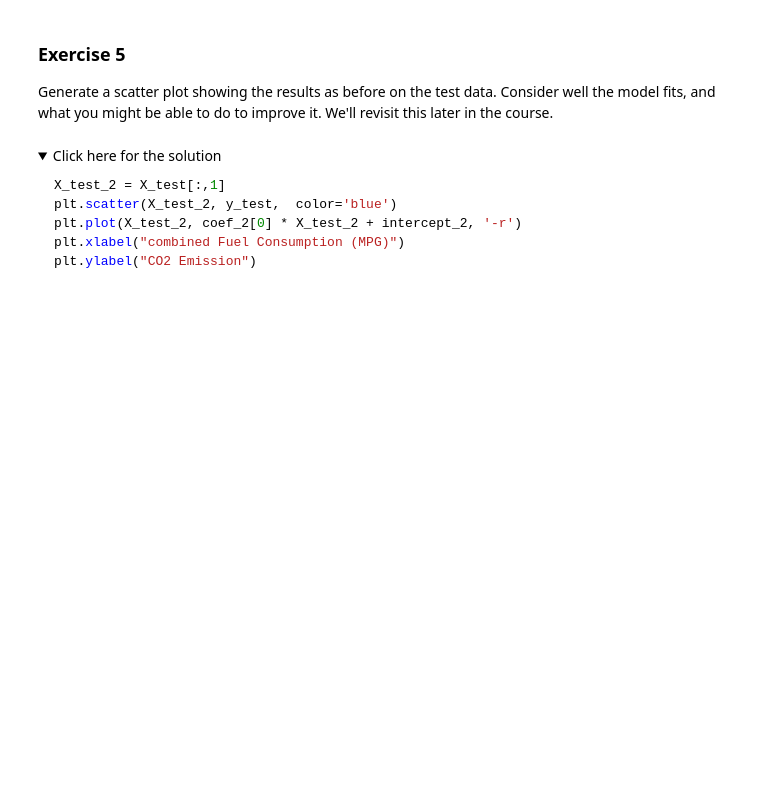
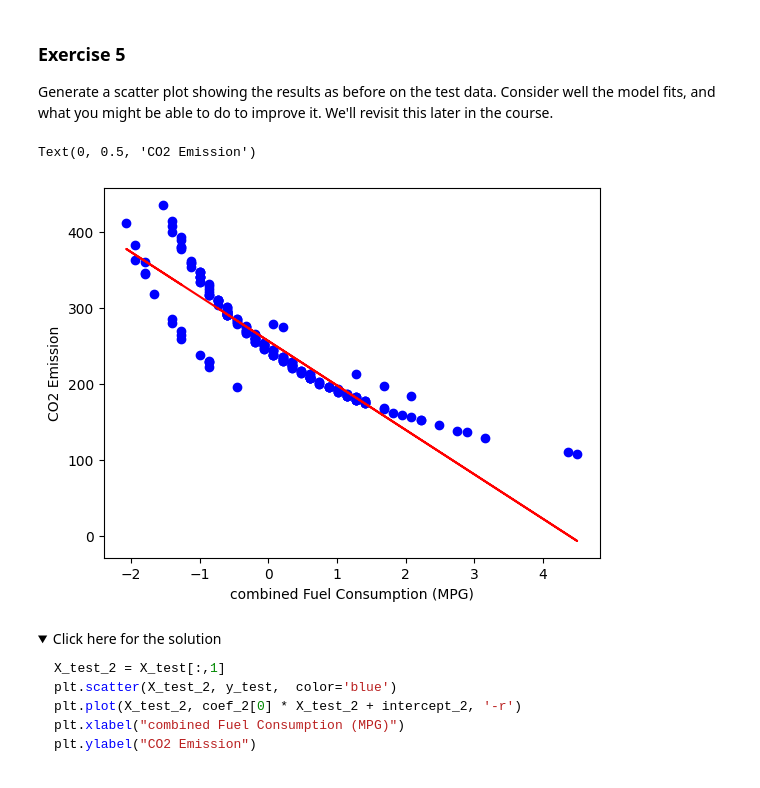
Before and after one commit to DB-db-dron/MachineLearningWithPython, a Jupyter notebook: MachineLearningWithPython/Mulitple-Linear-Regression-v1.ipynb, the cells around one changed output. Cells and saved outputs as stored; diff of their text form; code cells hidden in the pictures; folded sections open; blank space fills up the shorter version.

Commit message:
Multiple linear regression Lab work

```diff
--- a/MachineLearningWithPython/Mulitple-Linear-Regression-v1.ipynb
+++ b/MachineLearningWithPython/Mulitple-Linear-Regression-v1.ipynb
@@ -369,4 +420,10 @@ plt.ylabel("CO2 Emission")
 ### Exercise 4
 Repeat the same modeling but use FUELCONSUMPTION_COMB_MPG as the independent variable instead. Display the model coefficients including the intercept.
 # %%
-X_train_2 = # ADD CODE
+X_train_2 = X_train[:,1]
+regressor_2 = linear_model.LinearRegression()
+regressor_2.fit(X_train_2.reshape(-1, 1), y_train)
+coef_2 =  regressor_2.coef_
+intercept_2 = regressor_2.intercept_
+print ('Coefficients: ',coef_2)
+print ('Intercept: ',intercept_2)
@@ -390,11 +450,14 @@ Generate a scatter plot showing the results as before on the test data.
 Consider  well the model fits, and what you might be able to do to improve it. We'll revisit this later in the course.
 # %%
 # write your code here
-X_test_2 = X_test[:,# ADD CODE]
-plt.scatter(X_test_2, # ADD CODE,  color='blue')
-plt.plot(X_test_2, # ADD CODE, '-r')
-plt.xlabel("# ADD CODE")
+X_test_2 = X_test[:,1]
+plt.scatter(X_test_2, y_test,  color='blue')
+plt.plot(X_test_2, coef_2[0] * X_test_2 + intercept_2, '-r')
+plt.xlabel("combined Fuel Consumption (MPG)")
 plt.ylabel("CO2 Emission")
+# %% [output]
+Text(0, 0.5, 'CO2 Emission')
+[figure, added]
 # %% [markdown]
 <details><summary>Click here for the solution</summary>
 
```
Also changed, not shown: parts of 15 cells of this notebook.
